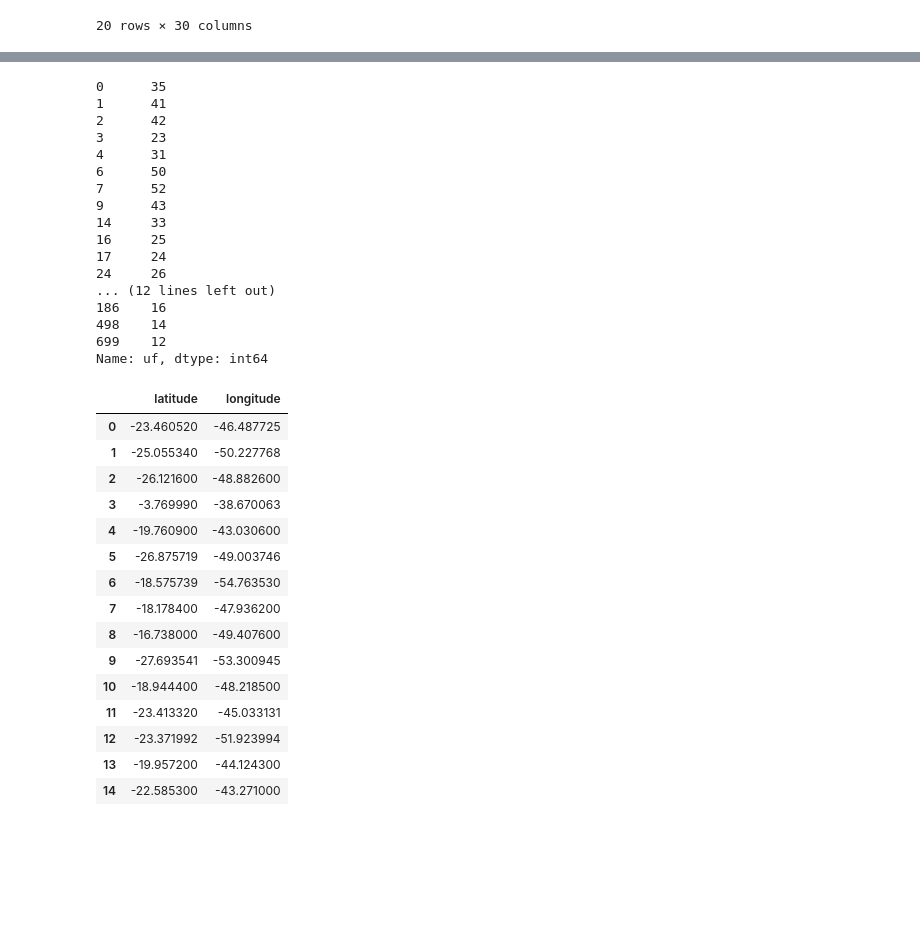
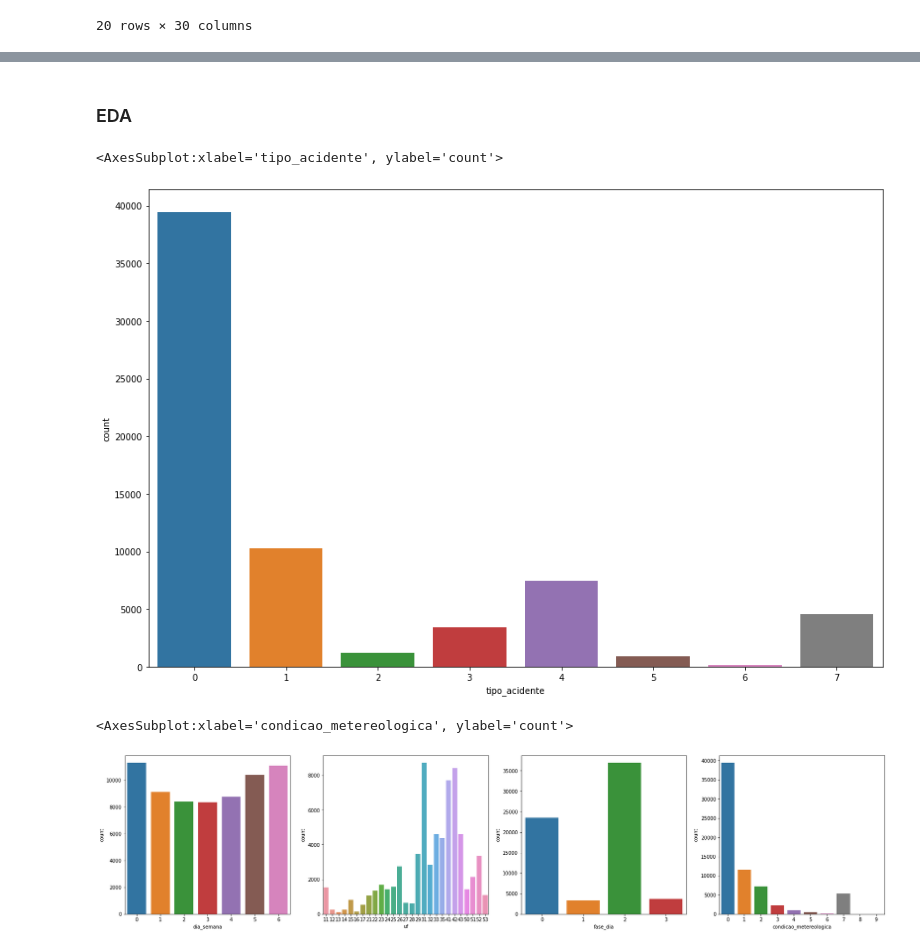
Before and after one commit to Carisk/Carisk-backend, a Jupyter notebook: docs/pre.ipynb, the cells around one changed output, grey strips where cells are left out. Drawn from its saved outputs; the diff is of its cells as text; code cells hidden in the pictures; blank space fills up the shorter version.

```diff
--- a/docs/pre.ipynb
+++ b/docs/pre.ipynb
@@ -233,41 +188,4 @@ Name: fase_dia, dtype: int64
-# %%
-df['uf'].drop_duplicates()
-# %% [output]
-0      35
-1      41
-2      42
-3      23
-4      31
-6      50
-7      52
-9      43
-14     33
-16     25
-17     24
-24     26
-... (12 lines left out)
-186    16
-498    14
-699    12
-Name: uf, dtype: int64
-# %%
-df[['latitude','longitude']].head(15)
-# %% [output]
-|  | latitude | longitude |
-| 0 | -23.460520 | -46.487725 |
-| 1 | -25.055340 | -50.227768 |
-| 2 | -26.121600 | -48.882600 |
-| 3 | -3.769990 | -38.670063 |
-| 4 | -19.760900 | -43.030600 |
-| 5 | -26.875719 | -49.003746 |
-| 6 | -18.575739 | -54.763530 |
-| 7 | -18.178400 | -47.936200 |
-| 8 | -16.738000 | -49.407600 |
-| 9 | -27.693541 | -53.300945 |
-| 10 | -18.944400 | -48.218500 |
-| 11 | -23.413320 | -45.033131 |
-| 12 | -23.371992 | -51.923994 |
-| 13 | -19.957200 | -44.124300 |
-| 14 | -22.585300 | -43.271000 |
 # %%
 df.to_csv('data_pre.csv')
+# %% [markdown]
+ ### EDA
@@ -273,0 +196,17 @@ df.to_csv('data_pre.csv')
+# %%
+fig, axes = plt.subplots(figsize=(15, 10))
+
+sns.countplot(x='tipo_acidente', data=df)
+# %% [output]
+<AxesSubplot:xlabel='tipo_acidente', ylabel='count'>
+[figure, added]
+# %%
+fig, axes = plt.subplots(nrows=1, ncols=4, figsize=(28, 6))
+
+sns.countplot(ax=axes[0], x='dia_semana', data=df)
+sns.countplot(ax=axes[1], x='uf', data=df)
+sns.countplot(ax=axes[2], x='fase_dia', data=df)
+sns.countplot(ax=axes[3], x='condicao_metereologica', data=df)
+# %% [output]
+<AxesSubplot:xlabel='condicao_metereologica', ylabel='count'>
+[figure, added]
```
Also changed, not shown: parts of 5 cells of this notebook, 1 other file.
